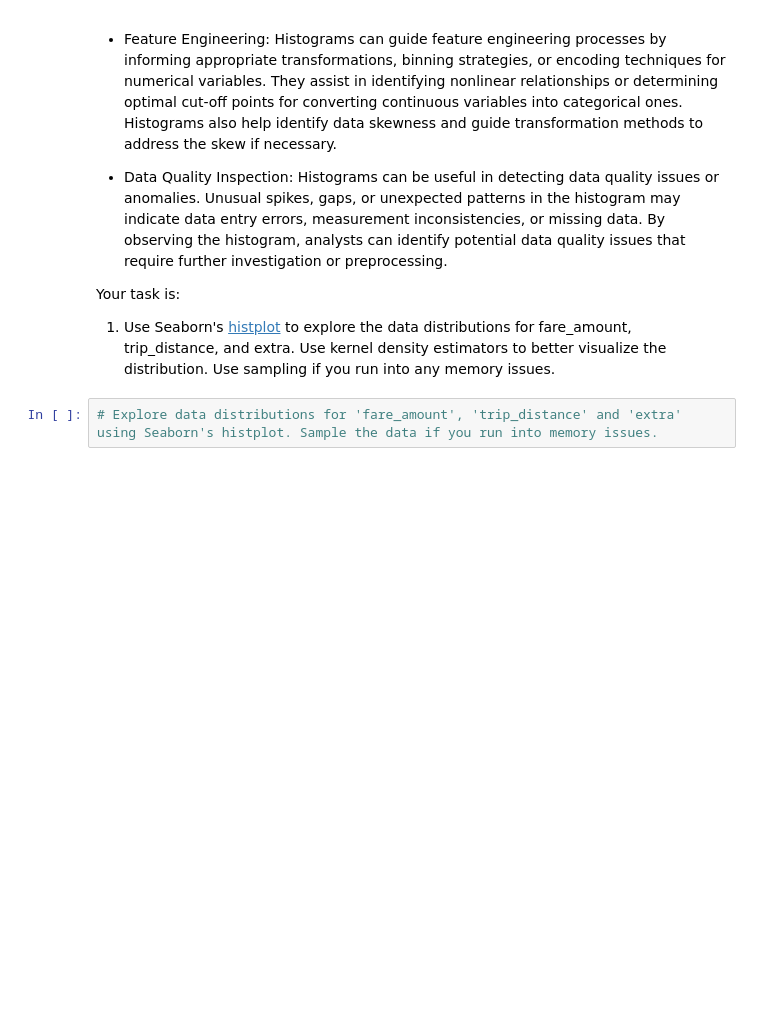
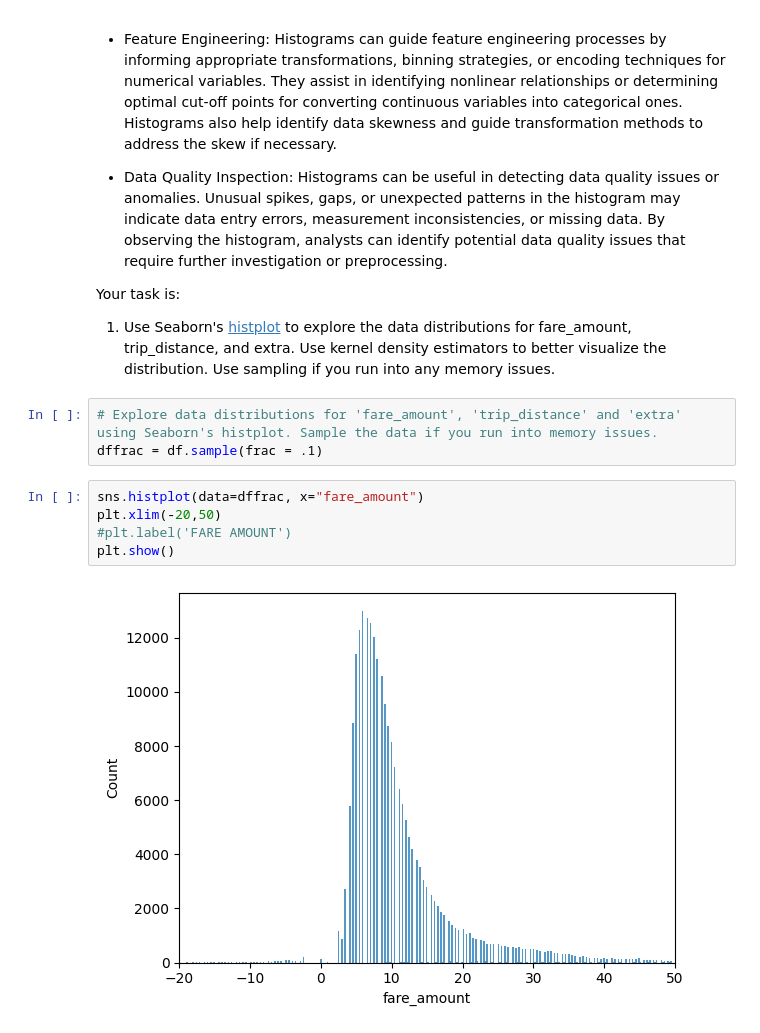
Before and after one commit to beltranster/mbm, a Jupyter notebook: Student_MLE_MiniProject_EDA.ipynb, the cells around one changed output. Cells and saved outputs as stored; diff of their text form; blank space fills up the shorter version.

```diff
--- a/Student_MLE_MiniProject_EDA.ipynb
+++ b/Student_MLE_MiniProject_EDA.ipynb
@@ -237,3 +269,11 @@ Your task is:
   1. Use Seaborn's [histplot](https://seaborn.pydata.org/generated/seaborn.histplot.html) to explore the data distributions for fare_amount, trip_distance, and extra. Use kernel density estimators to better visualize the distribution. Use sampling if you run into any memory issues.
 # %%
 # Explore data distributions for 'fare_amount', 'trip_distance' and 'extra' using Seaborn's histplot. Sample the data if you run into memory issues.
+dffrac = df.sample(frac = .1)
+# %%
+sns.histplot(data=dffrac, x="fare_amount")
+plt.xlim(-20,50)
+#plt.label('FARE AMOUNT')
+plt.show()
+# %% [output]
+[figure, added]
```
Also changed, not shown: parts of 9 cells of this notebook.
